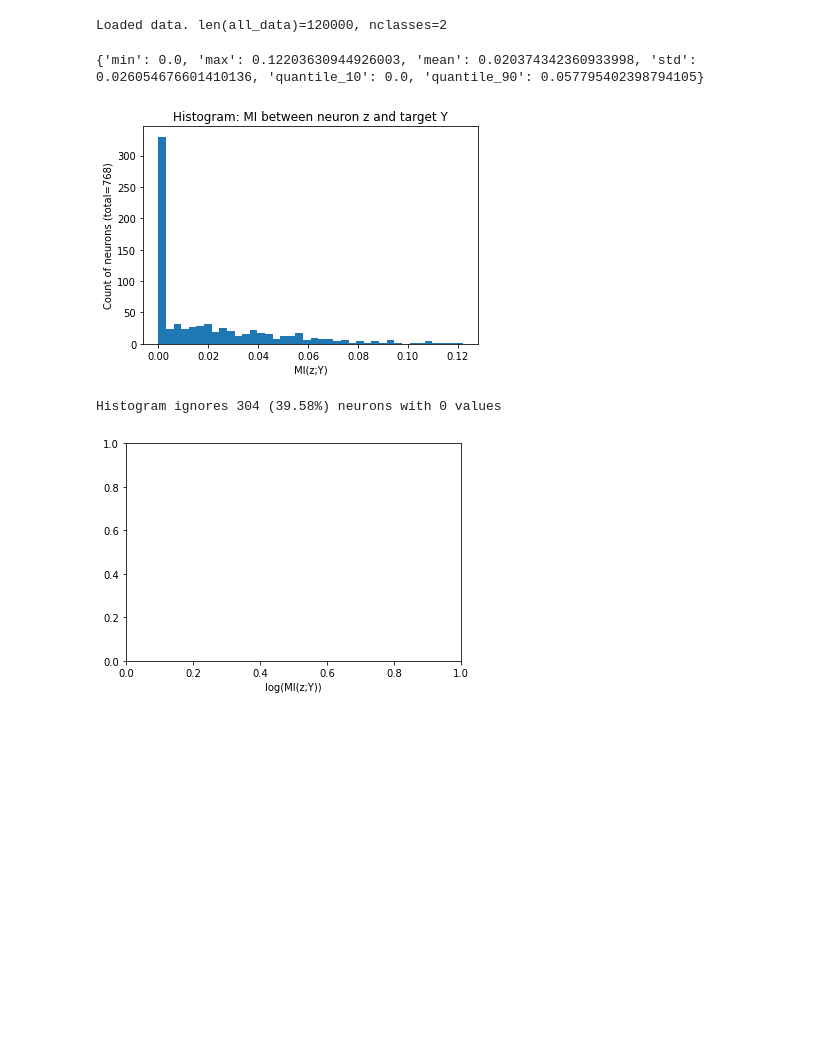
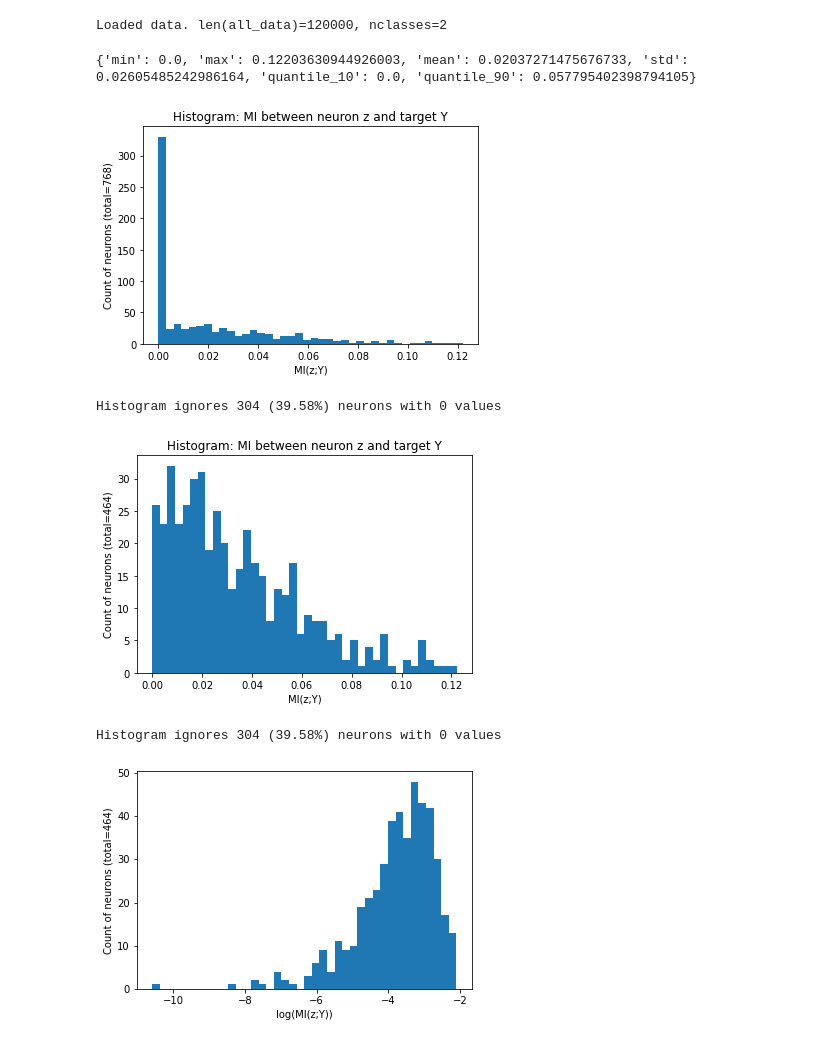
Before and after one commit to SPOClab-ca/performance_prediction, a Jupyter notebook: notebooks/explore_neurons.ipynb, the cells around one changed output. Cells and saved outputs as stored; diff of their text form; code cells hidden in the pictures; blank space fills up the shorter version.

Commit message:
Misc. updates to the notebook exploring neurons

```diff
--- a/notebooks/explore_neurons.ipynb
+++ b/notebooks/explore_neurons.ipynb
@@ -64,42 +64,49 @@ def compute_mi_statistics(zs, labels, export_all=False):
 # %%
 def encode_data(sampled, layer_id, loc_id):
     text = [item['X'] for item in sampled]
     labels = [item['y'] for item in sampled]
     inputs = tokenizer(text, return_tensors="pt", padding=True)
     outputs = model(**inputs)  # This is slow
     targeted_neurons = outputs["hidden_states"][layer_id][:, loc_id, :].detach().numpy()
     return targeted_neurons
 
-def histogram_plot(mis, log=False):
-    if log:
+def histogram_plot(mis, log=False, ignore_zero=False):
+    plt.figure()
+    if ignore_zero:
         pos_mis = mis[mis>0]
         print("Histogram ignores {} ({:.2f}%) neurons with 0 values".format(
             len(mis)-len(pos_mis),
             100.0 * (len(mis)-len(pos_mis)) / len(mis)
         ))
-        xs = np.log(pos_mis)
+        mis = pos_mis
+    if log:
+        assert ignore_zero, "Log doesn't handle zero values!"
+        xs = np.log(mis)
+        plt.hist(xs, bins=40)
+        plt.xlabel("log(MI(z;Y))")
+        plt.ylabel("Count of neurons (total={})".format(len(mis)))
     else:
         xs = mis
         plt.hist(xs, bins=40)
-    if log:
-        plt.xlabel("log(MI(z;Y))")
-    else:
         plt.xlabel("MI(z;Y)")
         plt.ylabel("Count of neurons (total={})".format(len(mis)))
         plt.title("Histogram: MI between neuron z and target Y")
-        plt.show()
+    plt.show()
 
 sampled, df_sampled = stratify_sample(all_data, [item['y'] for item in all_data], 100, rs=0)
 targeted_neurons = encode_data(sampled, layer_id=5, loc_id=0)
 stats, mis = compute_mi_statistics(targeted_neurons, [item['y'] for item in sampled], export_all=True)
 print(stats)
 histogram_plot(mis)
-histogram_plot(mis, log=True)
+histogram_plot(mis, ignore_zero=True)
+histogram_plot(mis, log=True, ignore_zero=True)
 # %% [output]
-{'min': 0.0, 'max': 0.12203630944926003, 'mean': 0.020374342360933998, 'std': 0.026054676601410136, 'quantile_10': 0.0, 'quantile_90': 0.057795402398794105}
+{'min': 0.0, 'max': 0.12203630944926003, 'mean': 0.02037271475676733, 'std': 0.02605485242986164, 'quantile_10': 0.0, 'quantile_90': 0.057795402398794105}
 [figure]
 Histogram ignores 304 (39.58%) neurons with 0 values
-[figure, old version]
+[figure, new version]
+Histogram ignores 304 (39.58%) neurons with 0 values
+[figure, added]
 # %%
 # Test the reliability across seeds
 def test_reliability_across_seeds():
```
Also changed, not shown: parts of 8 cells of this notebook.
